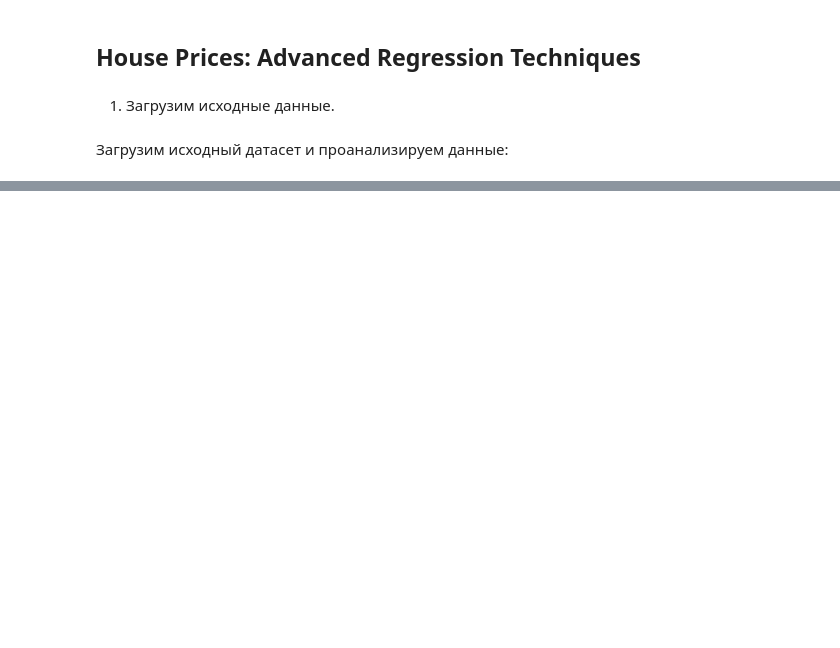
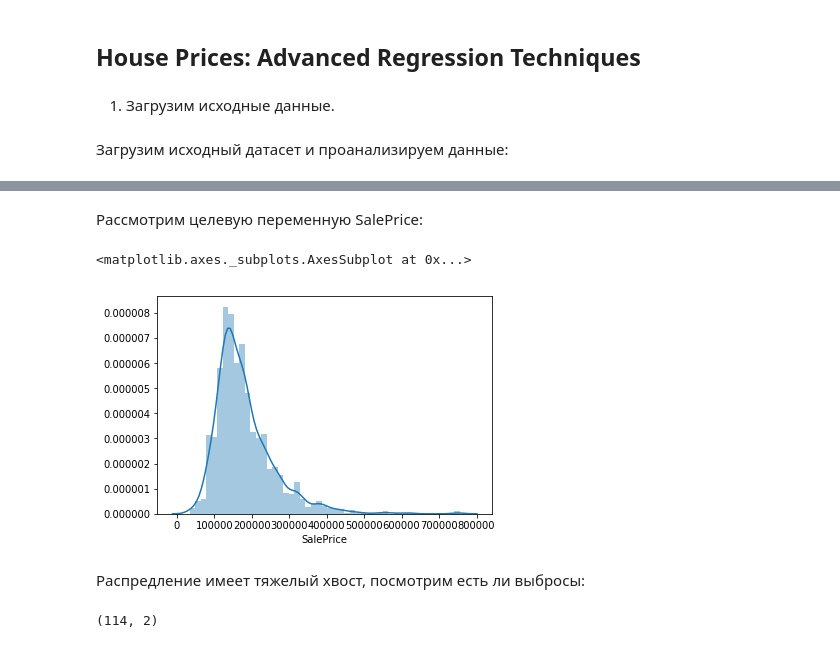
Before and after one commit to AlexeevVl/ML, a Jupyter notebook: HW_Amsamble.ipynb, the cells around one changed output, grey strips where cells are left out. Saved outputs shown, nothing was run; the diff lists cells and outputs as text; code cells hidden in the pictures; blank space fills up the shorter version.

```diff
--- a/HW_Amsamble.ipynb
+++ b/HW_Amsamble.ipynb
@@ -208,0 +15,4 @@ imp.sort_values(ascending=False)
+# %%
+train = pd.read_csv("train.csv")
+test = pd.read_csv('test.csv')
+test_id = test['Id']
@@ -208,0 +51,9 @@ imp.sort_values(ascending=False)
+# %% [markdown]
+Рассмотрим целевую переменную SalePrice:
+# %%
+sns.distplot(train['SalePrice'])
+# %% [output]
+<matplotlib.axes._subplots.AxesSubplot at 0x...>
+[figure, added]
+# %% [markdown]
+Распредление имеет тяжелый хвост, посмотрим есть ли выбросы:
@@ -208,0 +66,4 @@ imp.sort_values(ascending=False)
+# %%
+train[['SalePrice_isoutliers','SalePrice']][train['SalePrice_isoutliers']==True].shape
+# %% [output]
+(114, 2)
```
Also changed, not shown: parts of 110 cells of this notebook.
